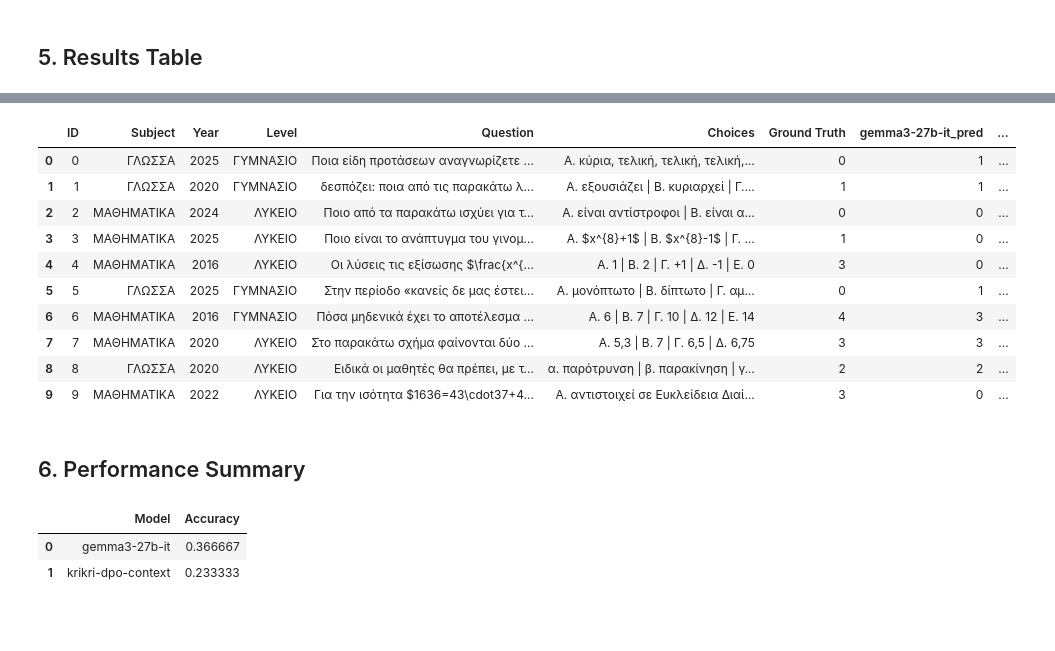
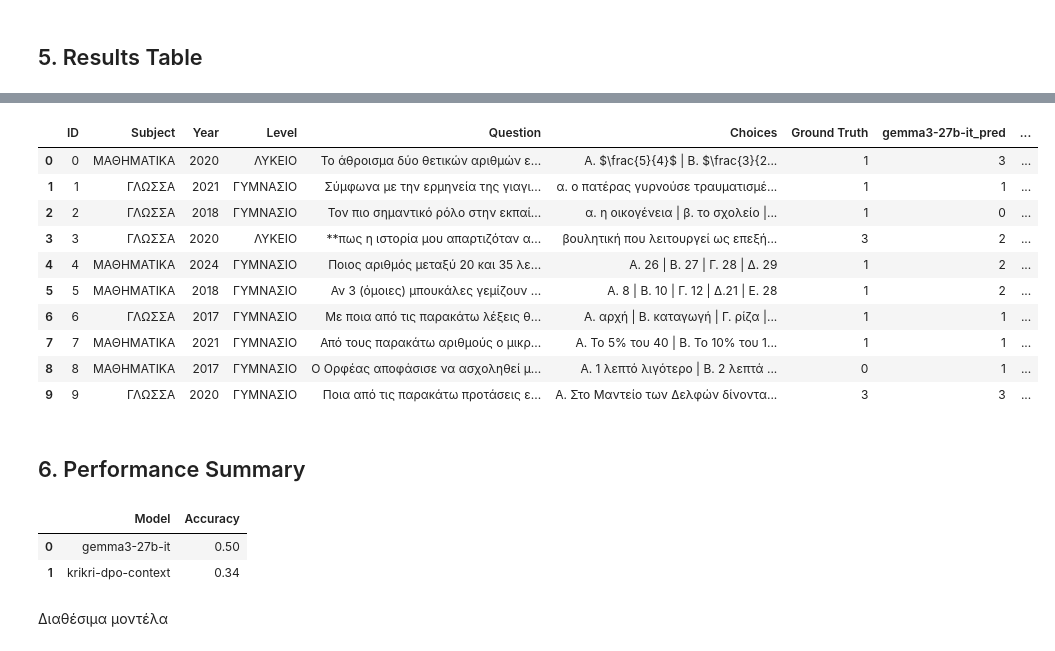
Before and after one commit to PK9811-hub/protipa_exams_dataset, a Jupyter notebook: eval_protipa_exams.ipynb, the cells around one changed output, grey strips where cells are left out. Saved outputs shown, nothing was run; the diff lists cells and outputs as text; code cells hidden in the pictures; blank space fills up the shorter version.

Commit message:
Updated eval_protipa_exams notebook to run some initial experiments between gemma and krikri models

```diff
--- a/eval_protipa_exams.ipynb
+++ b/eval_protipa_exams.ipynb
@@ -56,9 +57,10 @@ def filter_dataset(dataset):
     filtered = []
     subjects = ['ΓΛΩΣΣΑ', 'ΜΑΘΗΜΑΤΙΚΑ']
     for item in dataset:
+        multimodal_status = item.get('multimodality')
         if (item['subject'] in subjects and
             item['exercise_type'] == 'Multiple Choice' and
-            ',' not in str(item['answer_index'])):
+            ',' not in str(item['answer_index']) and multimodal_status == 'no'):
             filtered.append(item)
     return filtered
 
@@ -84,6 +86,7 @@ logger.info(f"Pilot data (100 samples) saved to: {json_path}")
 task_config = {
     "task": "greek_protipa_exams",
     "dataset_path": "json",
+    "num_fewshot": 3,      # Added few-shot parameter
     "dataset_kwargs": {
         "data_files": str(json_path)  # FIXED: Convert Path object to string
     },
@@ -144,7 +149,7 @@ logger.info("Evaluation task defined successfully.")
 comparison_results = {}
 all_samples = {}
 
-EVAL_LIMIT = 30  # Adjust this to run more/less samples
+EVAL_LIMIT = 100  # Adjust this to run more/less samples
 
 for model_name in models_to_test:
     logger.info(f"Starting evaluation for model: {model_name}")
@@ -251,7 +253,7 @@ if all_samples:
 
     # Save CSV
     results_file = results_dir / "eval_results_table.csv"
-    df_results.to_csv(results_file, index=False, encoding='utf-8')
+    df_results.to_csv(results_file, index=False, encoding='utf-8-sig')
     logger.info(f"Table saved to: {results_file}")
 
     # This will now display the raw responses in the table below
@@ -261,14 +263,14 @@ if all_samples:
 |  | ID | Subject | Year | Level | Question | Choices | Ground Truth | gemma3-27b-it_pred | ... |
-| 0 | 0 | ΓΛΩΣΣΑ | 2025 | ΓΥΜΝΑΣΙΟ | Ποια είδη προτάσεων αναγνωρίζετε ... | Α. κύρια, τελική, τελική, τελική,... | 0 | 1 | ... |
-| 1 | 1 | ΓΛΩΣΣΑ | 2020 | ΓΥΜΝΑΣΙΟ | δεσπόζει: ποια από τις παρακάτω λ... | Α. εξουσιάζει | Β. κυριαρχεί | Γ.... | 1 | 1 | ... |
-| 2 | 2 | ΜΑΘΗΜΑΤΙΚΑ | 2024 | ΛΥΚΕΙΟ | Ποιο από τα παρακάτω ισχύει για τ... | Α. είναι αντίστροφοι | Β. είναι α... | 0 | 0 | ... |
-| 3 | 3 | ΜΑΘΗΜΑΤΙΚΑ | 2025 | ΛΥΚΕΙΟ | Ποιο είναι το ανάπτυγμα του γινομ... | A. $x^{8}+1$ | B. $x^{8}-1$ | Γ. ... | 1 | 0 | ... |
-| 4 | 4 | ΜΑΘΗΜΑΤΙΚΑ | 2016 | ΛΥΚΕΙΟ | Οι λύσεις τις εξίσωσης $\frac{x^{... | A. 1 | B. 2 | Γ. +1 | Δ. -1 | E. 0 | 3 | 0 | ... |
-| 5 | 5 | ΓΛΩΣΣΑ | 2025 | ΓΥΜΝΑΣΙΟ | Στην περίοδο «κανείς δε μας έστει... | Α. μονόπτωτο | Β. δίπτωτο | Γ. αμ... | 0 | 1 | ... |
-| 6 | 6 | ΜΑΘΗΜΑΤΙΚΑ | 2016 | ΓΥΜΝΑΣΙΟ | Πόσα μηδενικά έχει το αποτέλεσμα ... | Α. 6 | Β. 7 | Γ. 10 | Δ. 12 | Ε. 14 | 4 | 3 | ... |
-| 7 | 7 | ΜΑΘΗΜΑΤΙΚΑ | 2020 | ΛΥΚΕΙΟ | Στο παρακάτω σχήμα φαίνονται δύο ... | A. 5,3 | B. 7 | Г. 6,5 | Δ. 6,75 | 3 | 3 | ... |
-| 8 | 8 | ΓΛΩΣΣΑ | 2020 | ΛΥΚΕΙΟ | Ειδικά οι μαθητές θα πρέπει, με τ... | α. παρότρυνση | β. παρακίνηση | γ... | 2 | 2 | ... |
-| 9 | 9 | ΜΑΘΗΜΑΤΙΚΑ | 2022 | ΛΥΚΕΙΟ | Για την ισότητα $1636=43\cdot37+4... | Α. αντιστοιχεί σε Ευκλείδεια Διαί... | 3 | 0 | ... |
+| 0 | 0 | ΜΑΘΗΜΑΤΙΚΑ | 2020 | ΛΥΚΕΙΟ | Το άθροισμα δύο θετικών αριθμών ε... | A. $\frac{5}{4}$ | B. $\frac{3}{2... | 1 | 3 | ... |
+| 1 | 1 | ΓΛΩΣΣΑ | 2021 | ΓΥΜΝΑΣΙΟ | Σύμφωνα με την ερμηνεία της γιαγι... | α. ο πατέρας γυρνούσε τραυματισμέ... | 1 | 1 | ... |
+| 2 | 2 | ΓΛΩΣΣΑ | 2018 | ΓΥΜΝΑΣΙΟ | Τον πιο σημαντικό ρόλο στην εκπαί... | α. η οικογένεια | β. το σχολείο |... | 1 | 0 | ... |
+| 3 | 3 | ΓΛΩΣΣΑ | 2020 | ΛΥΚΕΙΟ | **πως η ιστορία μου απαρτιζόταν α... | βουλητική που λειτουργεί ως επεξή... | 3 | 2 | ... |
+| 4 | 4 | ΜΑΘΗΜΑΤΙΚΑ | 2024 | ΓΥΜΝΑΣΙΟ | Ποιος αριθμός μεταξύ 20 και 35 λε... | A. 26 | B. 27 | Γ. 28 | Δ. 29 | 1 | 2 | ... |
+| 5 | 5 | ΜΑΘΗΜΑΤΙΚΑ | 2018 | ΓΥΜΝΑΣΙΟ | Αν 3 (όμοιες) μπουκάλες γεμίζουν ... | Α. 8 | Β. 10 | Γ. 12 | Δ.21 | Ε. 28 | 1 | 2 | ... |
+| 6 | 6 | ΓΛΩΣΣΑ | 2017 | ΓΥΜΝΑΣΙΟ | Με ποια από τις παρακάτω λέξεις θ... | Α. αρχή | Β. καταγωγή | Γ. ρίζα |... | 1 | 1 | ... |
+| 7 | 7 | ΜΑΘΗΜΑΤΙΚΑ | 2021 | ΓΥΜΝΑΣΙΟ | Από τους παρακάτω αριθμούς ο μικρ... | Α. Το 5% του 40 | Β. Το 10% του 1... | 1 | 1 | ... |
+| 8 | 8 | ΜΑΘΗΜΑΤΙΚΑ | 2017 | ΓΥΜΝΑΣΙΟ | Ο Ορφέας αποφάσισε να ασχοληθεί μ... | Α. 1 λεπτό λιγότερο | Β. 2 λεπτά ... | 0 | 1 | ... |
+| 9 | 9 | ΓΛΩΣΣΑ | 2020 | ΓΥΜΝΑΣΙΟ | Ποια από τις παρακάτω προτάσεις ε... | Α. Στο Μαντείο των Δελφών δίνοντα... | 3 | 3 | ... |
 # %% [markdown]
 ## 6. Performance Summary
 # %%
@@ -282,5 +284,7 @@ if comparison_results:
     display(df_summary)
 # %% [output]
 |  | Model | Accuracy |
-| 0 | gemma3-27b-it | 0.366667 |
-| 1 | krikri-dpo-context | 0.233333 |
+| 0 | gemma3-27b-it | 0.50 |
+| 1 | krikri-dpo-context | 0.34 |
+# %% [markdown]
+Διαθέσιμα μοντέλα
```
Also changed, not shown: parts of 8 cells of this notebook, 2 other files.
